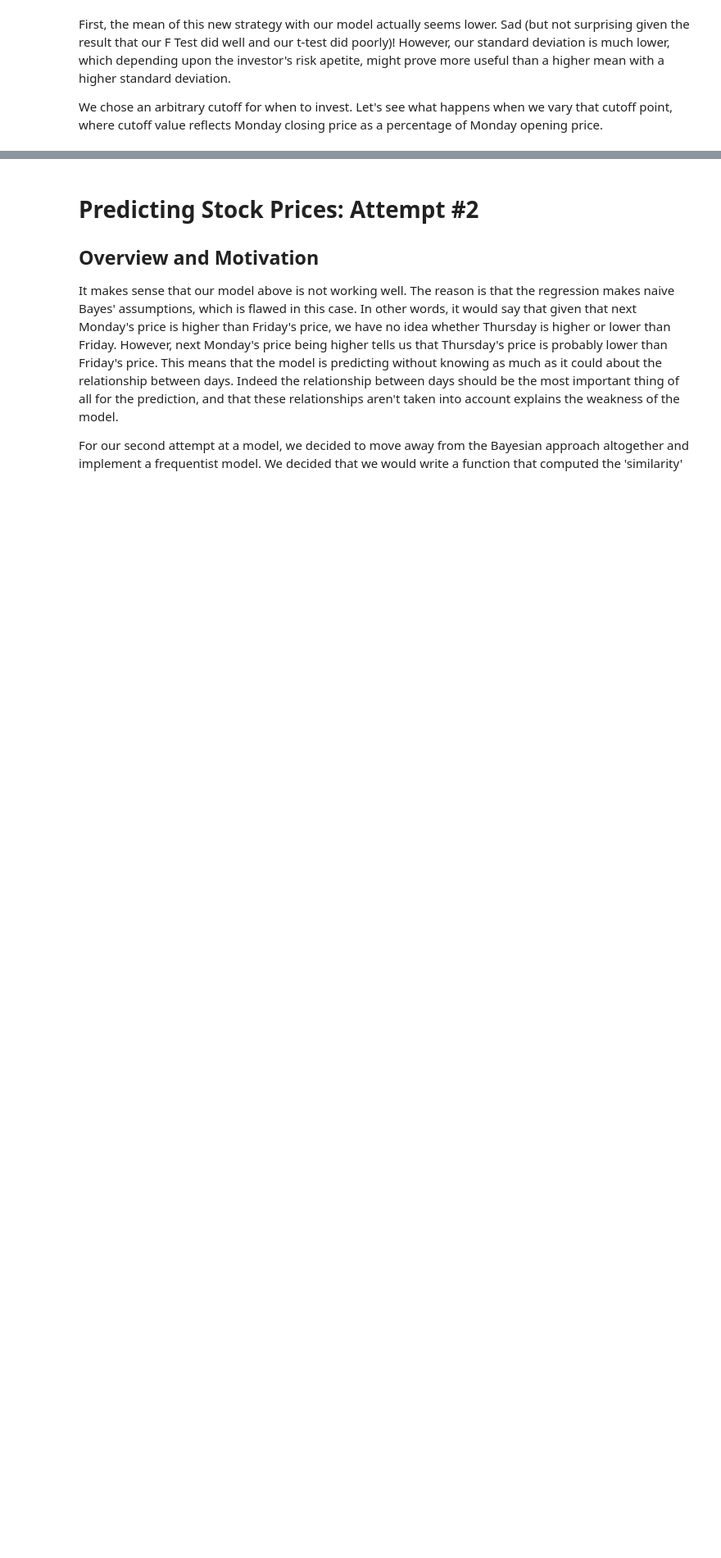
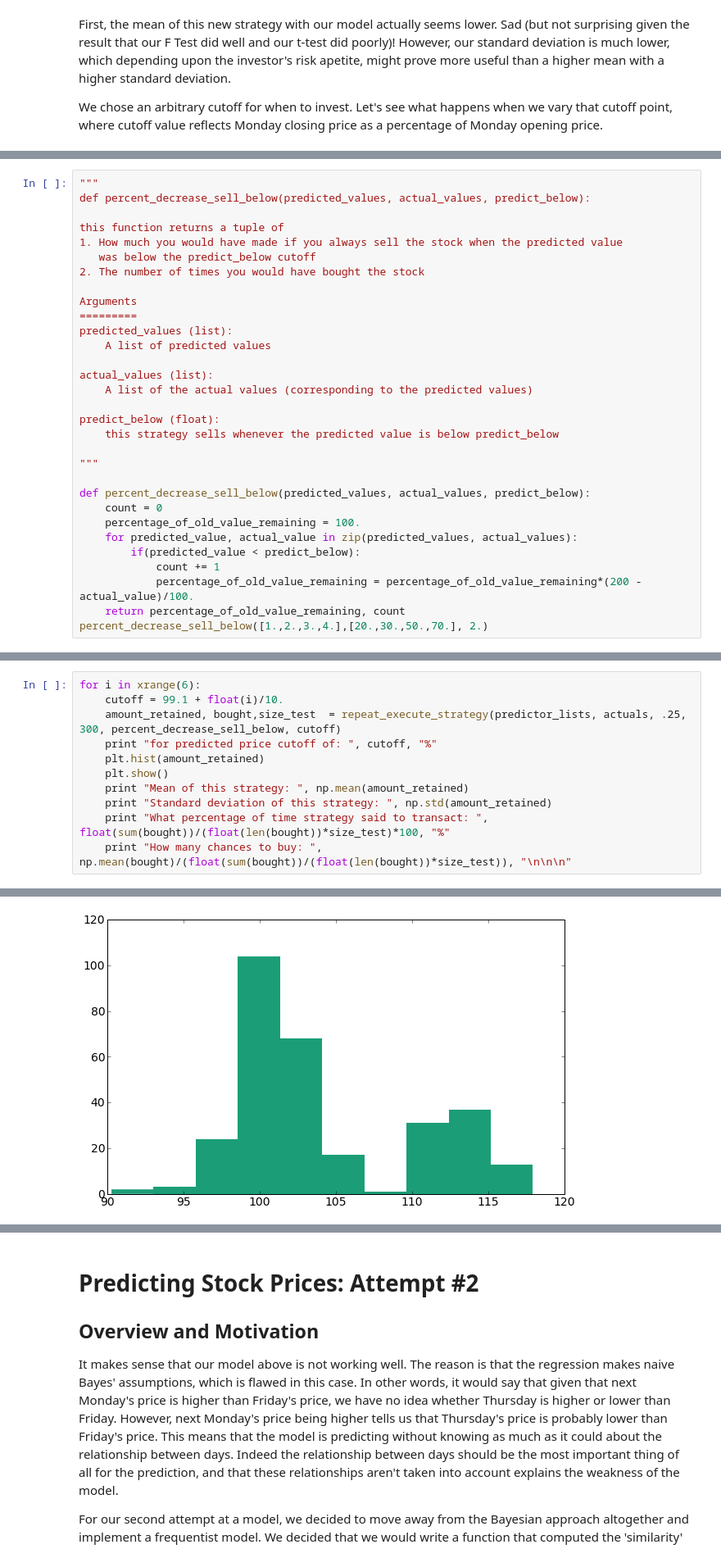
Before and after one commit to yuechen/SKY, a Jupyter notebook: PJNEW.ipynb, the cells around one changed output, grey strips where cells are left out. Shown at 82% size. Saved outputs shown, nothing was run; the diff lists cells and outputs as text; blank space fills up the shorter version.

```diff
--- a/PJNEW.ipynb
+++ b/PJNEW.ipynb
@@ -1815,0 +1818,31 @@ Once again, we see that as a trend, when the cutoff is lowered, the performance
+# %%
+"""
+def percent_decrease_sell_below(predicted_values, actual_values, predict_below):
+
+this function returns a tuple of
+1. How much you would have made if you always sell the stock when the predicted value
+   was below the predict_below cutoff
+2. The number of times you would have bought the stock
+
+Arguments
+=========
+predicted_values (list):
+    A list of predicted values
+
+actual_values (list):
+    A list of the actual values (corresponding to the predicted values)
+
+predict_below (float):
+    this strategy sells whenever the predicted value is below predict_below
+
+"""
+
+def percent_decrease_sell_below(predicted_values, actual_values, predict_below):
+    count = 0
+    percentage_of_old_value_remaining = 100.
+    for predicted_value, actual_value in zip(predicted_values, actual_values):
+        if(predicted_value < predict_below):
+            count += 1
+            percentage_of_old_value_remaining = percentage_of_old_value_remaining*(200 - actual_value)/100.
+    return percentage_of_old_value_remaining, count
+percent_decrease_sell_below([1.,2.,3.,4.],[20.,30.,50.,70.], 2.)
@@ -1815,0 +1853,12 @@ Once again, we see that as a trend, when the cutoff is lowered, the performance
+# %%
+for i in xrange(6):
+    cutoff = 99.1 + float(i)/10.
+    amount_retained, bought,size_test  = repeat_execute_strategy(predictor_lists, actuals, .25, 300, percent_decrease_sell_below, cutoff)
+    print "for predicted price cutoff of: ", cutoff, "%"
+    plt.hist(amount_retained)
+    plt.show()
+    print "Mean of this strategy: ", np.mean(amount_retained)
+    print "Standard deviation of this strategy: ", np.std(amount_retained)
+    print "What percentage of time strategy said to transact: ", float(sum(bought))/(float(len(bought))*size_test)*100, "%"
+    print "How many chances to buy: ", np.mean(bought)/(float(sum(bought))/(float(len(bought))*size_test)), "\n\n\n"
+# %% [output]
@@ -1815,0 +1866 @@ Once again, we see that as a trend, when the cutoff is lowered, the performance
+[figure, added]
```
Also changed, not shown: parts of 33 cells of this notebook.
